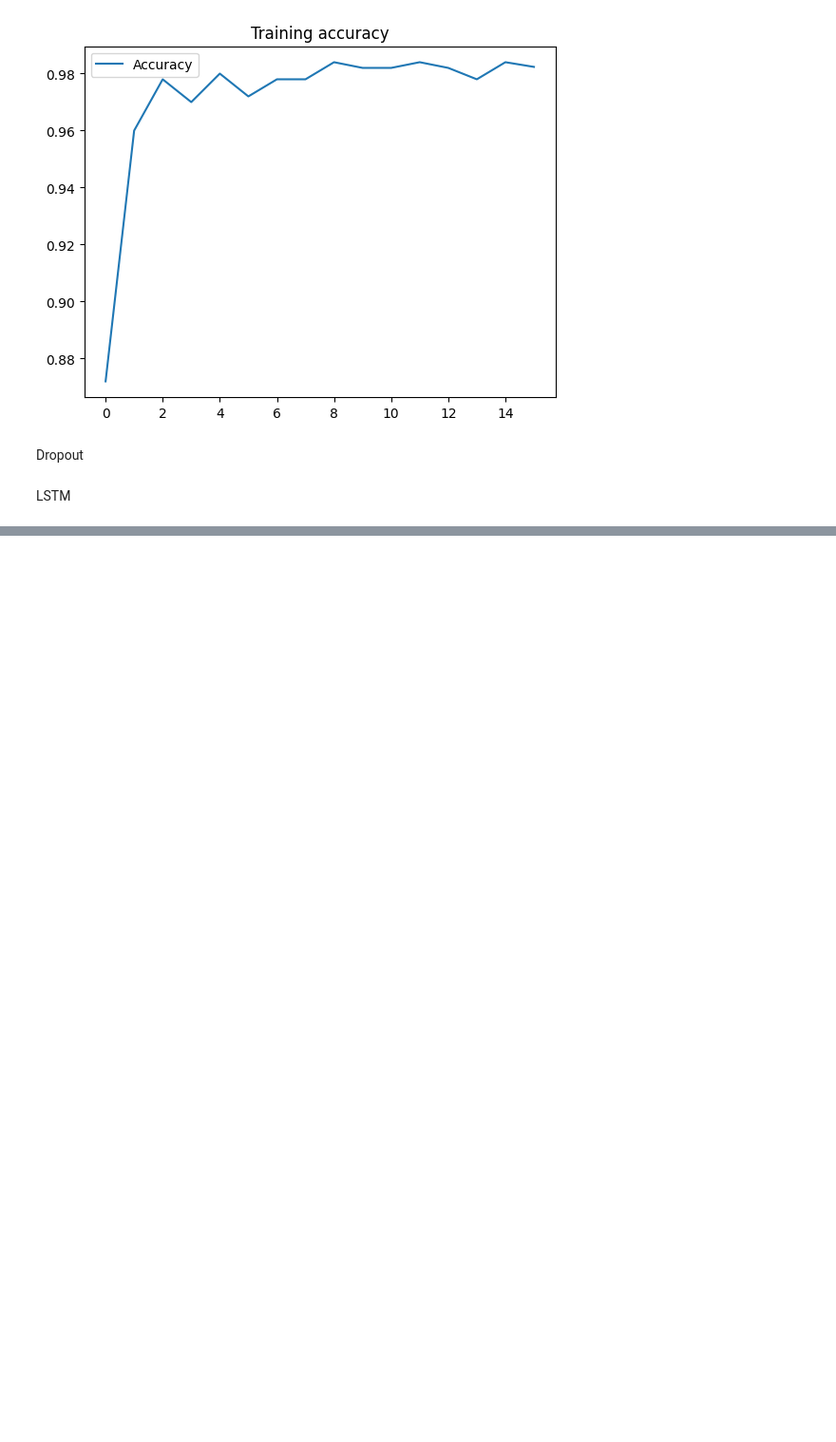
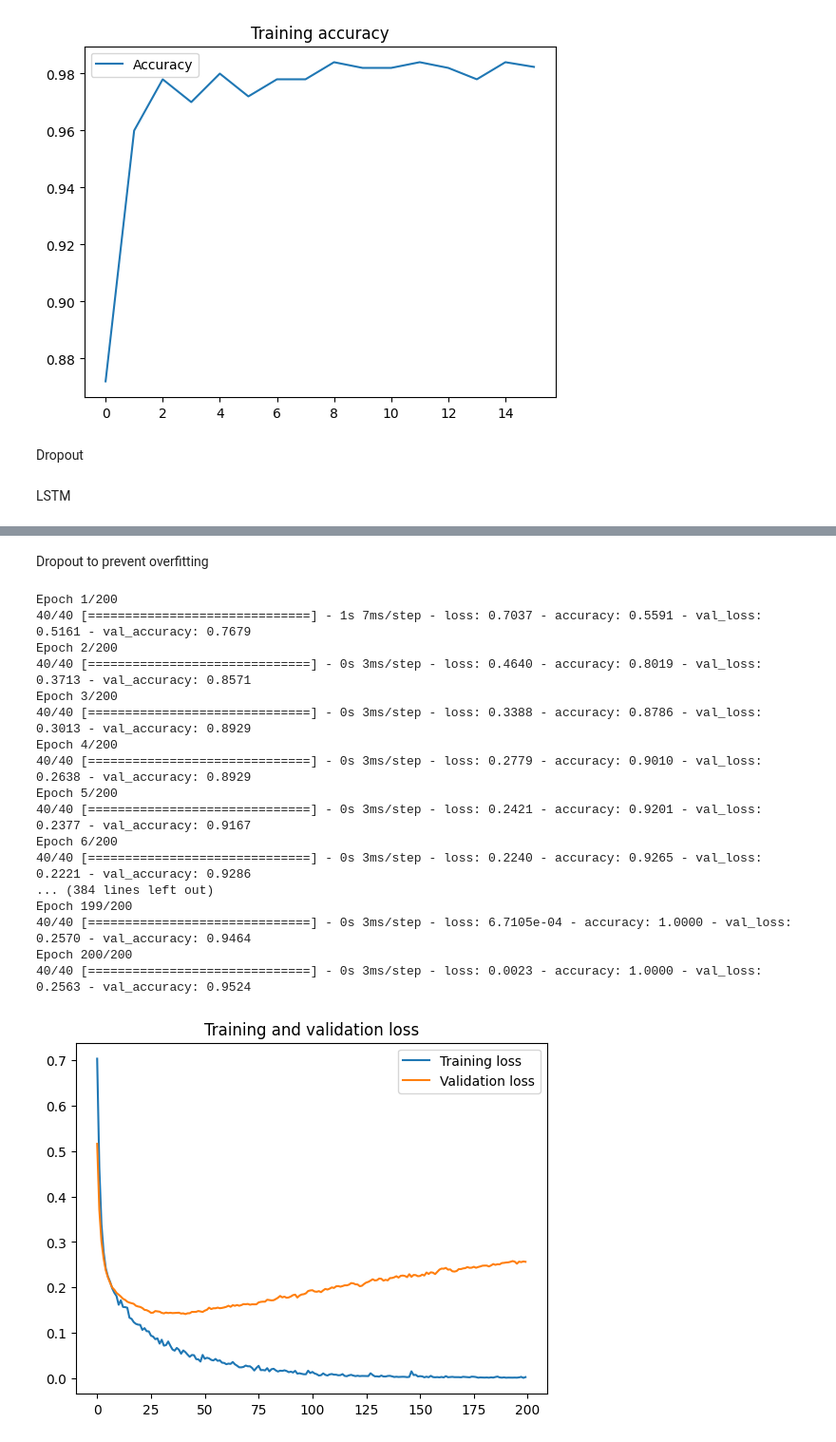
Before and after one commit to ChiaraAnsaldo/Neural-network-for-eeg-signal-analysis-for-epileptic-seizure-detection, a Jupyter notebook: Main-Mari.ipynb, the cells around one changed output, grey strips where cells are left out. Shown: that part at 95% size. Cells and saved outputs as stored; diff of their text form; code cells hidden in the pictures; blank space fills up the shorter version.

```diff
--- a/Main-Mari.ipynb
+++ b/Main-Mari.ipynb
@@ -244,0 +362,54 @@ CompleteLSTM(x_train, x_test, y_train, y_test, results, ft, kf, perfInd, epochs,
+# %% [markdown]
+Dropout to prevent overfitting
+# %%
+# Modello Vanilla RNN con dropout
+
+model = Sequential()
+model.add(SimpleRNN(32, input_shape=(None, x_train.shape[-1])))  # "timesteps" rappresenta il numero di istanti temporali nel segnale EEG, "features" è il numero di caratteristiche per ciascun istante temporale
+model.add(Dropout(0.2))
+model.add(Dense(1, activation='sigmoid'))
+
+# Compilazione del modello
+model.compile(optimizer=Adam(), loss='binary_crossentropy', metrics=['accuracy'])
+
+# Addestramento del modello
+history = model.fit(x_train, y_train, epochs=200, batch_size=8, validation_data=(x_val, y_val))
+
+train_loss = history.history['loss']
+val_loss = history.history['val_loss']
+train_acc = history.history['accuracy']
+val_acc = history.history['val_accuracy']
+
+epochs = range(len(train_loss))
+
+plt.figure()
+plt.plot(epochs, train_loss, label='Training loss')
+plt.plot(epochs, val_loss, label='Validation loss')
+plt.title('Training and validation loss')
+plt.legend()
+plt.figure()
+plt.plot(epochs, train_acc, label='Training accuracy')
+plt.plot(epochs, val_acc, label='Validation accuracy')
+plt.title('Training and validation accuracy')
+plt.legend()
+
+plt.show()
+# %% [output]
+Epoch 1/200
+40/40 [==============================] - 1s 7ms/step - loss: 0.7037 - accuracy: 0.5591 - val_loss: 0.5161 - val_accuracy: 0.7679
+Epoch 2/200
+40/40 [==============================] - 0s 3ms/step - loss: 0.4640 - accuracy: 0.8019 - val_loss: 0.3713 - val_accuracy: 0.8571
+Epoch 3/200
+40/40 [==============================] - 0s 3ms/step - loss: 0.3388 - accuracy: 0.8786 - val_loss: 0.3013 - val_accuracy: 0.8929
+Epoch 4/200
+40/40 [==============================] - 0s 3ms/step - loss: 0.2779 - accuracy: 0.9010 - val_loss: 0.2638 - val_accuracy: 0.8929
+Epoch 5/200
+40/40 [==============================] - 0s 3ms/step - loss: 0.2421 - accuracy: 0.9201 - val_loss: 0.2377 - val_accuracy: 0.9167
+Epoch 6/200
+40/40 [==============================] - 0s 3ms/step - loss: 0.2240 - accuracy: 0.9265 - val_loss: 0.2221 - val_accuracy: 0.9286
+... (384 lines left out)
+Epoch 199/200
+40/40 [==============================] - 0s 3ms/step - loss: 6.7105e-04 - accuracy: 1.0000 - val_loss: 0.2570 - val_accuracy: 0.9464
+Epoch 200/200
+40/40 [==============================] - 0s 3ms/step - loss: 0.0023 - accuracy: 1.0000 - val_loss: 0.2563 - val_accuracy: 0.9524
+[figure, added]
```
Also changed, not shown: parts of 23 cells of this notebook.
